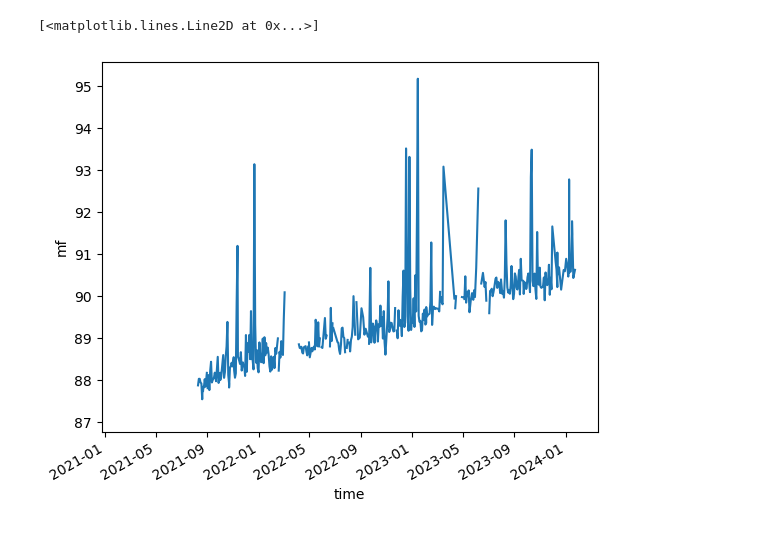
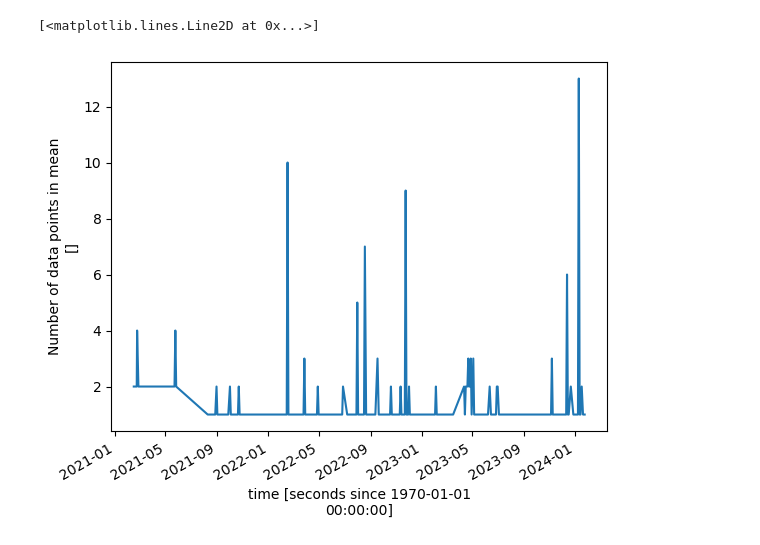
Before and after one commit to mrghg/cbw-flask-archive, a Jupyter notebook: notebooks/test.ipynb, the cells around one changed output. Cells and saved outputs as stored; diff of their text form; code cells hidden in the pictures.

Commit message:
WIP: Testing new read_gcwerks_flask function

```diff
--- a/notebooks/test.ipynb
+++ b/notebooks/test.ipynb
@@ -20,0 +7,5 @@ ds = ds.sortby("time")
+# %%
+network = "cbwflask"
+species = "cf4"
+instrument = "GCMS-Medusa-flask"
+ds = read_gcwerks_flask(network, species, "CBW", instrument)
@@ -21,5 +24,5 @@ ds = ds.sortby("time")
 # %%
-ds.mf.plot()
+ds.mf_N.plot()
 # %% [output]
 [<matplotlib.lines.Line2D at 0x...>]
-[figure, old version]
+[figure, new version]
```
Also changed, not shown: parts of 8 cells of this notebook, 3 other files.
